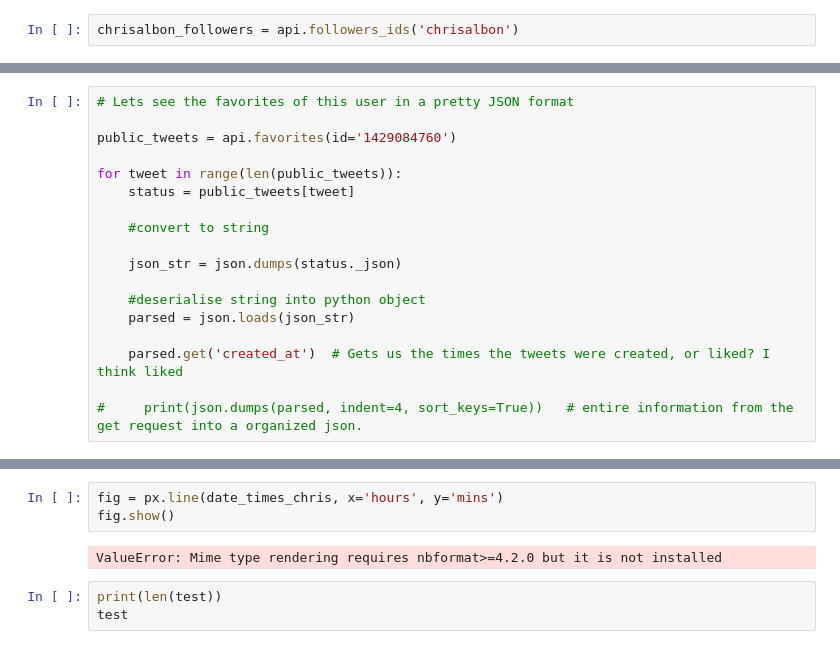
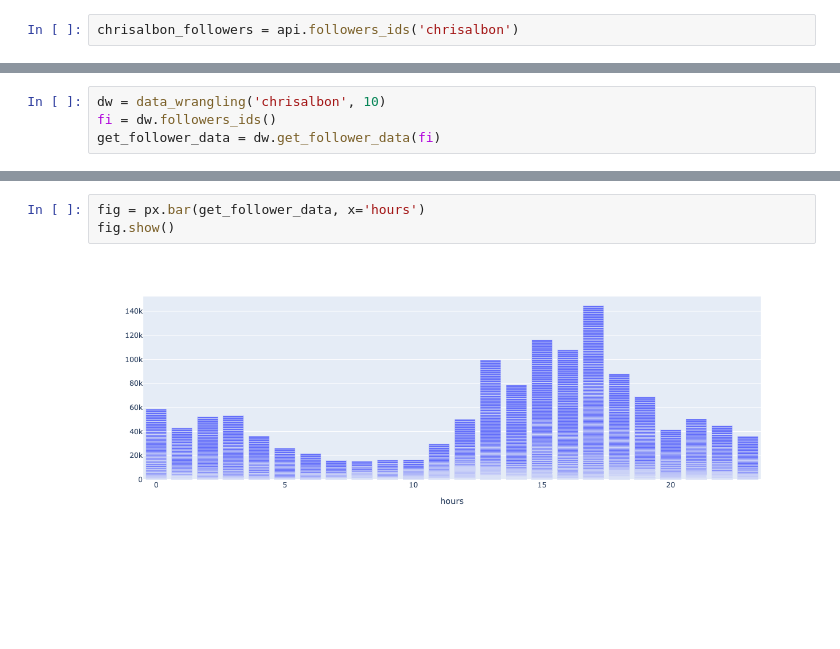
Before and after one commit to some-labs-24/data-science, a Jupyter notebook: twitter_requests/Untitled.ipynb, the cells around one changed output, grey strips where cells are left out. Cells and saved outputs as stored; diff of their text form; blank space fills up the shorter version.

Commit message:
built a class that does all of the data wrangling

```diff
--- a/twitter_requests/Untitled.ipynb
+++ b/twitter_requests/Untitled.ipynb
@@ -53,19 +22 @@ chrisalbon_followers[:10]
-# %%
-# Lets see the favorites of this user in a pretty JSON format
-
-public_tweets = api.favorites(id='1429084760')
-
-for tweet in range(len(public_tweets)):
-    status = public_tweets[tweet]
-
-    #convert to string
-
-    json_str = json.dumps(status._json)
-
-    #deserialise string into python object
-    parsed = json.loads(json_str)
-
-    parsed.get('created_at')  # Gets us the times the tweets were created, or liked? I think liked
-
-#     print(json.dumps(parsed, indent=4, sort_keys=True))   # entire information from the get request into a organized json.
 # %%
@@ -180,0 +77,4 @@ date_times_chris
+# %%
+dw = data_wrangling('chrisalbon', 10)
+fi = dw.followers_ids()
+get_follower_data = dw.get_follower_data(fi)
@@ -181,8 +97,5 @@ date_times_chris
 # %%
-fig = px.line(date_times_chris, x='hours', y='mins')
+fig = px.bar(get_follower_data, x='hours')
 fig.show()
 # %% [output]
-ValueError: Mime type rendering requires nbformat>=4.2.0 but it is not installed
+[figure, added]
-# %%
-print(len(test))
-test
```
Also changed, not shown: parts of 22 cells of this notebook, 3 other files.
